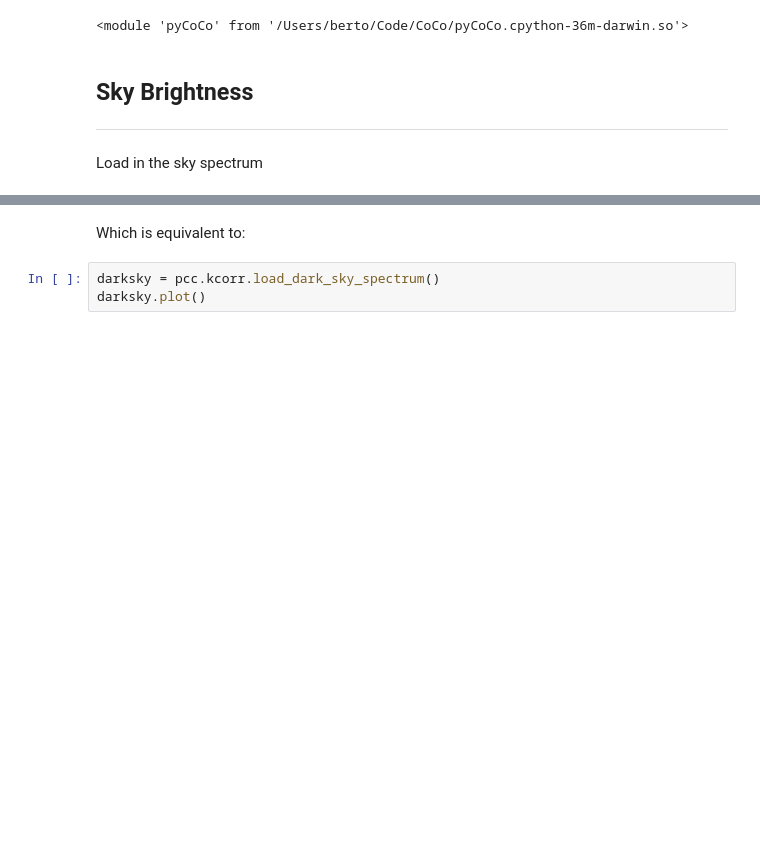
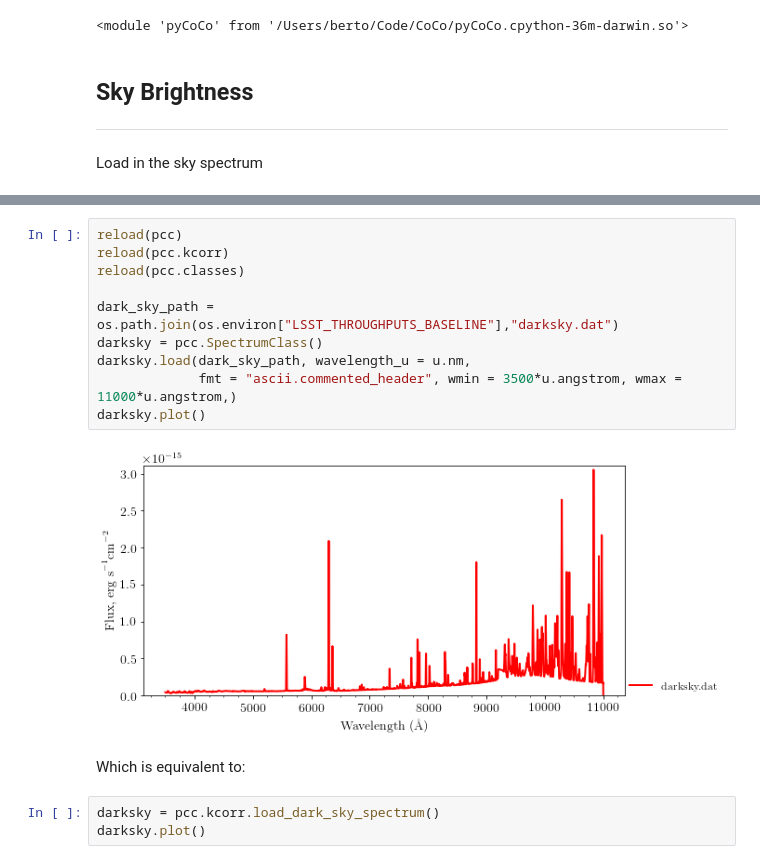
Before and after one commit to RobFirth/LSST_tools, a Jupyter notebook: lsst_tools/utils/notebooks/Calculate Sky Brightness.ipynb, the cells around one changed output, grey strips where cells are left out. Drawn from its saved outputs; the diff is of its cells as text; blank space fills up the shorter version.

```diff
--- a/lsst_tools/utils/notebooks/Calculate Sky Brightness.ipynb
+++ b/lsst_tools/utils/notebooks/Calculate Sky Brightness.ipynb
@@ -58,3 +58,15 @@ darksky.plot()
+# %%
+reload(pcc)
+reload(pcc.kcorr)
+reload(pcc.classes)
+
+dark_sky_path = os.path.join(os.environ["LSST_THROUGHPUTS_BASELINE"],"darksky.dat")
+darksky = pcc.SpectrumClass()
+darksky.load(dark_sky_path, wavelength_u = u.nm,
+             fmt = "ascii.commented_header", wmin = 3500*u.angstrom, wmax = 11000*u.angstrom,)
+darksky.plot()
+# %% [output]
+[figure, added]
 # %% [markdown]
 Which is equivalent to:
 # %%
```
Also changed, not shown: parts of 2 cells of this notebook, 6 other files.
